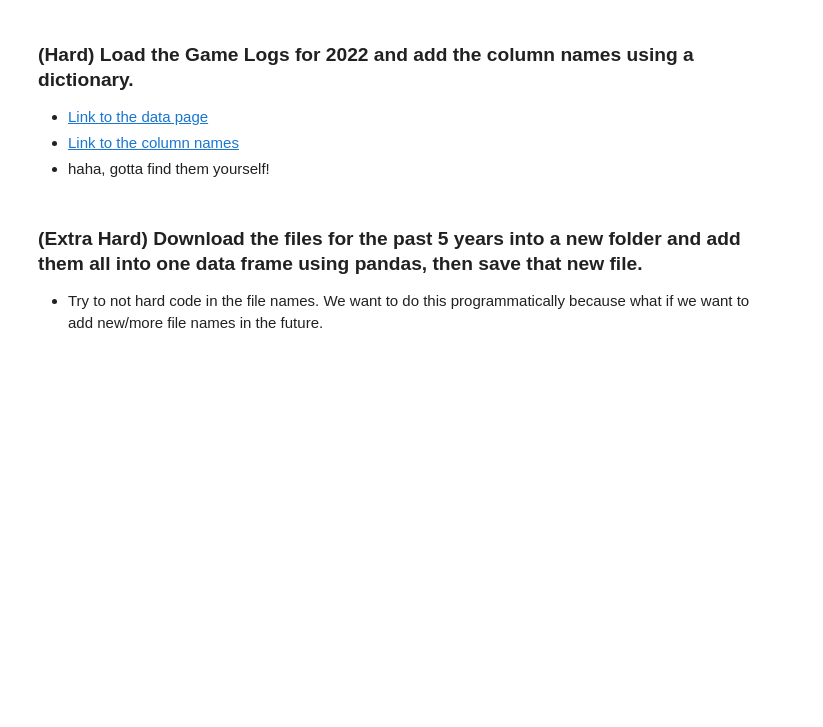
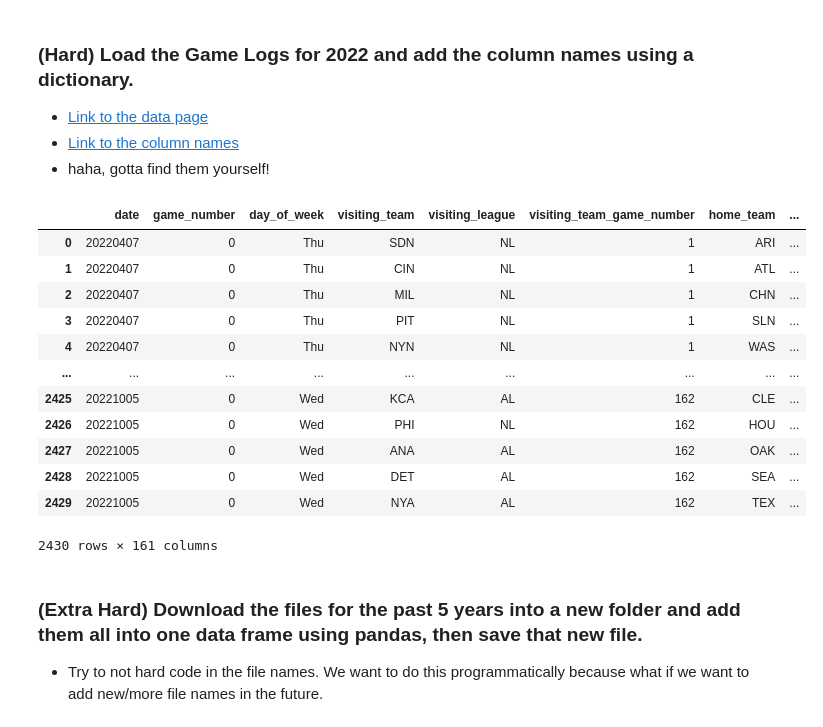
Before and after one commit to tsunar2002/ds-fall-2025-tue, a Jupyter notebook: Week-01-Pandas/exercise/ayesha-ilyas-exercise-week-01.ipynb, the cells around one changed output. Saved outputs shown, nothing was run; the diff lists cells and outputs as text; code cells hidden in the pictures; blank space fills up the shorter version.

Commit message:
Do week 01 extra credit

```diff
--- a/Week-01-Pandas/exercise/ayesha-ilyas-exercise-week-01.ipynb
+++ b/Week-01-Pandas/exercise/ayesha-ilyas-exercise-week-01.ipynb
@@ -252,3 +467,20 @@ Every question below this cell is extra credit and optional.
+# %%
+gl2022_df = pd.read_csv("../data/game-logs/gl2022.txt", header=None)
+gl2022_df.rename(columns=col_names)
+# %% [output]
+|  | date | game_number | day_of_week | visiting_team | visiting_league | visiting_team_game_number | home_team | ... |
+| 0 | 20220407 | 0 | Thu | SDN | NL | 1 | ARI | ... |
+| 1 | 20220407 | 0 | Thu | CIN | NL | 1 | ATL | ... |
+| 2 | 20220407 | 0 | Thu | MIL | NL | 1 | CHN | ... |
+| 3 | 20220407 | 0 | Thu | PIT | NL | 1 | SLN | ... |
+| 4 | 20220407 | 0 | Thu | NYN | NL | 1 | WAS | ... |
+| ... | ... | ... | ... | ... | ... | ... | ... | ... |
+| 2425 | 20221005 | 0 | Wed | KCA | AL | 162 | CLE | ... |
+| 2426 | 20221005 | 0 | Wed | PHI | NL | 162 | HOU | ... |
+| 2427 | 20221005 | 0 | Wed | ANA | AL | 162 | OAK | ... |
+| 2428 | 20221005 | 0 | Wed | DET | AL | 162 | SEA | ... |
+| 2429 | 20221005 | 0 | Wed | NYA | AL | 162 | TEX | ... |
+2430 rows × 161 columns
 # %% [markdown]
 ### (Extra Hard) Download the files for the past 5 years into a new folder and add them all into one data frame using pandas, then save that new file.
 * Try to not hard code in the file names. We want to do this programmatically because what if we want to add new/more file names in the future.
```
Also changed, not shown: parts of 8 cells of this notebook.
